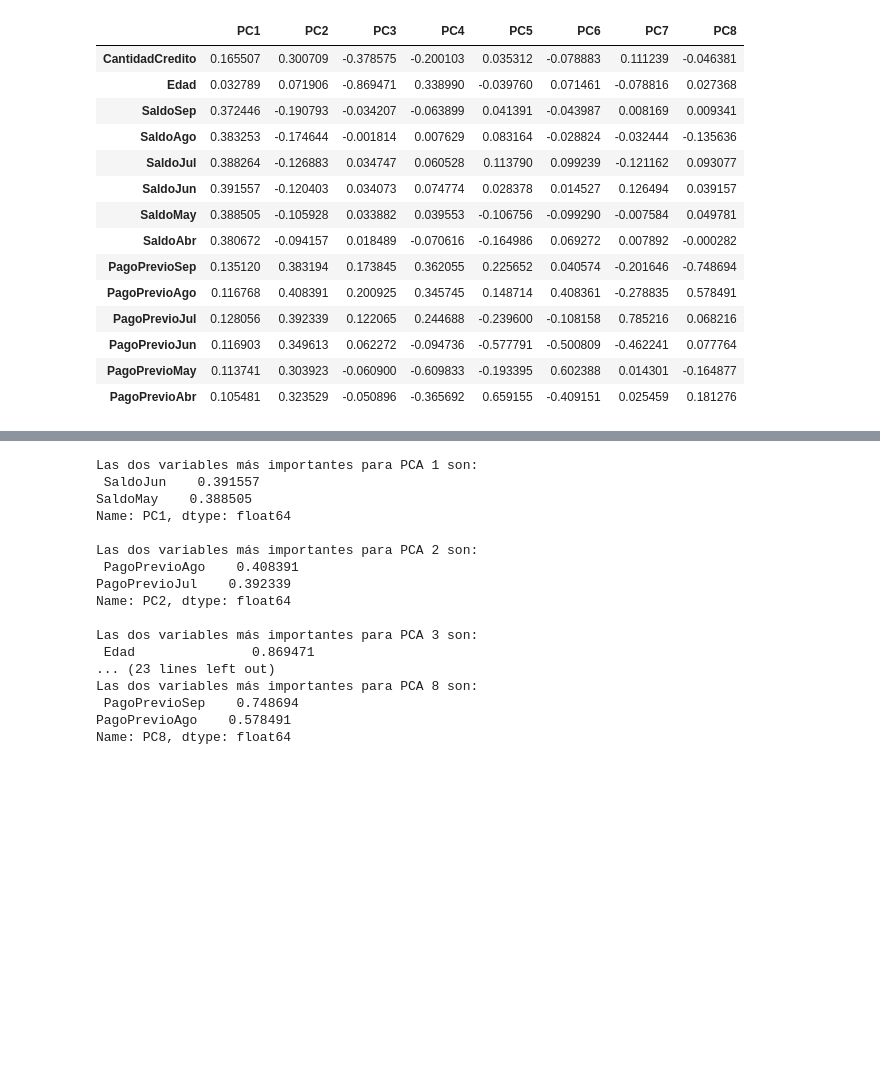
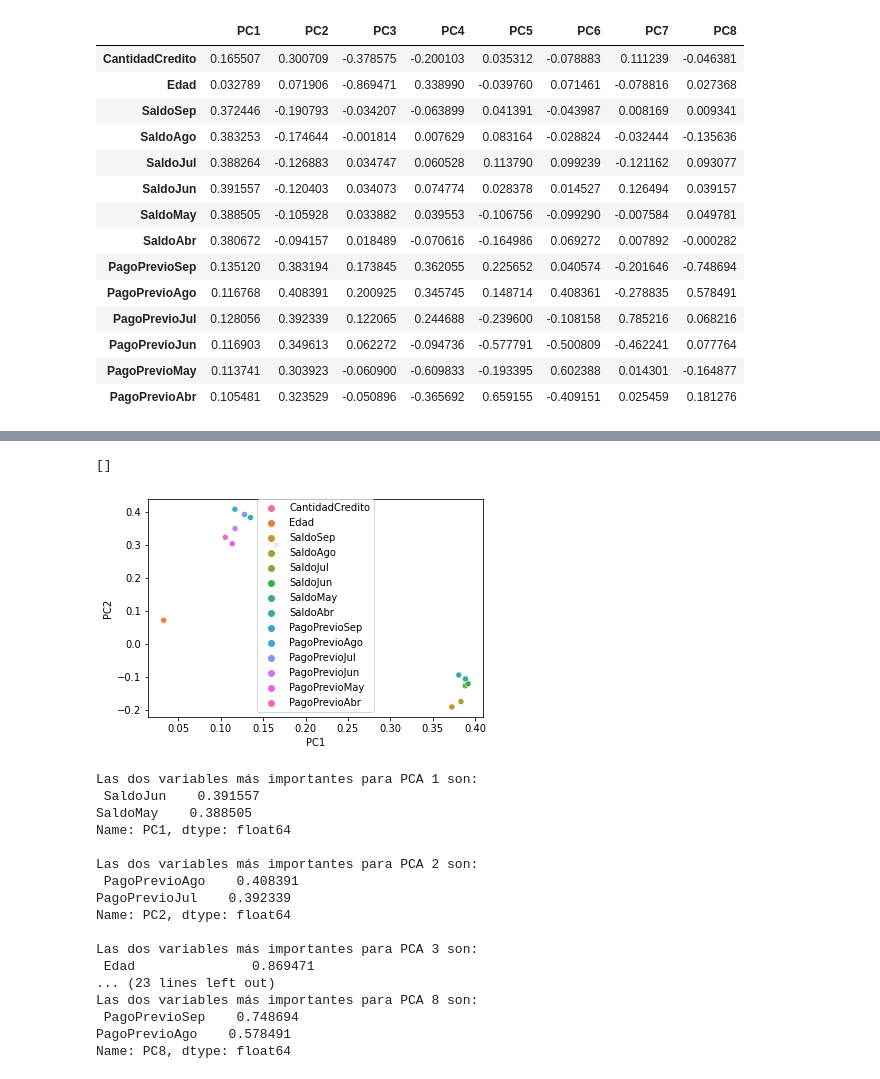
Before and after one commit to PosgradoMNA/actividades-del-proyecto-equipo_111, a Jupyter notebook: Actividad_Semanal_4.ipynb, the cells around one changed output, grey strips where cells are left out. Cells and saved outputs as stored; diff of their text form; code cells hidden in the pictures; blank space fills up the shorter version.

```diff
--- a/Actividad_Semanal_4.ipynb
+++ b/Actividad_Semanal_4.ipynb
@@ -142,7 +148,8 @@ Data2
 29958 rows × 24 columns
 # %%
 #Eliminar variables categoricas conocidas en el archivo, nos quedaran 14 columnas
-Data3=Data2.drop(["Genero","Escolaridad","EstadoCivil","PagoACuentaSep","PagoACuentaAgo","PagoACuentaJul","PagoACuentaJun","PagoACuentaMay","PagoACuentaAbr","Y"], axis=1)
+Data3=Data2.drop(["Genero","Escolaridad","EstadoCivil","PagoACuentaSep",
+                  "PagoACuentaAgo","PagoACuentaJul","PagoACuentaJun","PagoACuentaMay","PagoACuentaAbr","Y"], axis=1)
 Data3
 # %% [output]
 |  | CantidadCredito | Edad | SaldoSep | SaldoAgo | SaldoJul | SaldoJun | SaldoMay | SaldoAbr | PagoPrevioSep | ... |
@@ -210,3 +237,11 @@ pcsComponents_df.iloc[:,:8]
+# %%
+from matplotlib.pyplot import plot
+
+sns.scatterplot(data=pcsComponents_df,x="PC1",y="PC2", hue=pcsComponents_df.index)
+plot(bbox_to_anchor=(1.02,1), loc='upper left', borderaxespad=0)
+# %% [output]
+[]
+[figure, added]
 # %%
 #Convertir pcsComponents en valores absolutos para hacer mas facil su revision
 abspcsComponents=pd.DataFrame(data=pcsComponents_df.abs())
```
Also changed, not shown: parts of 3 cells of this notebook.
